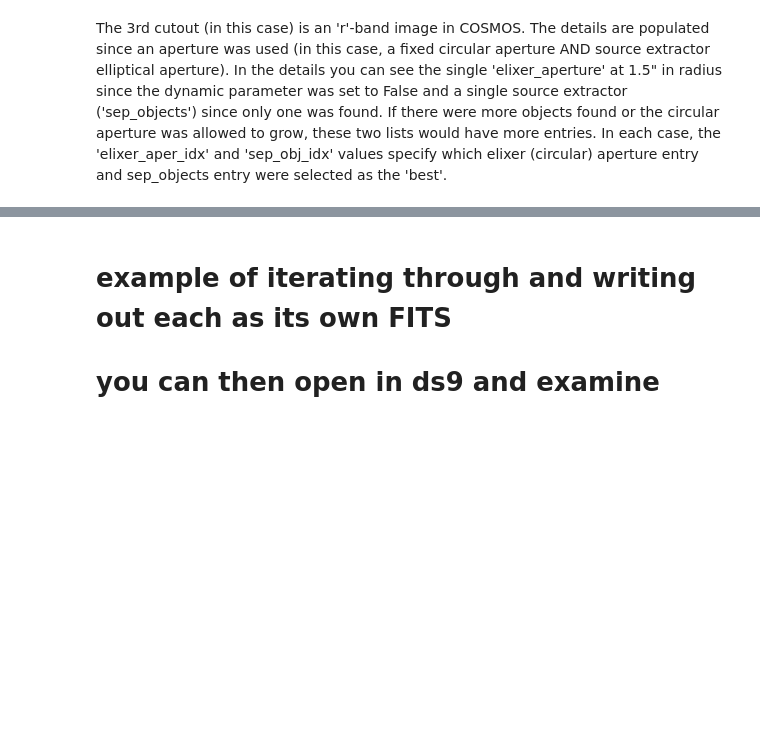
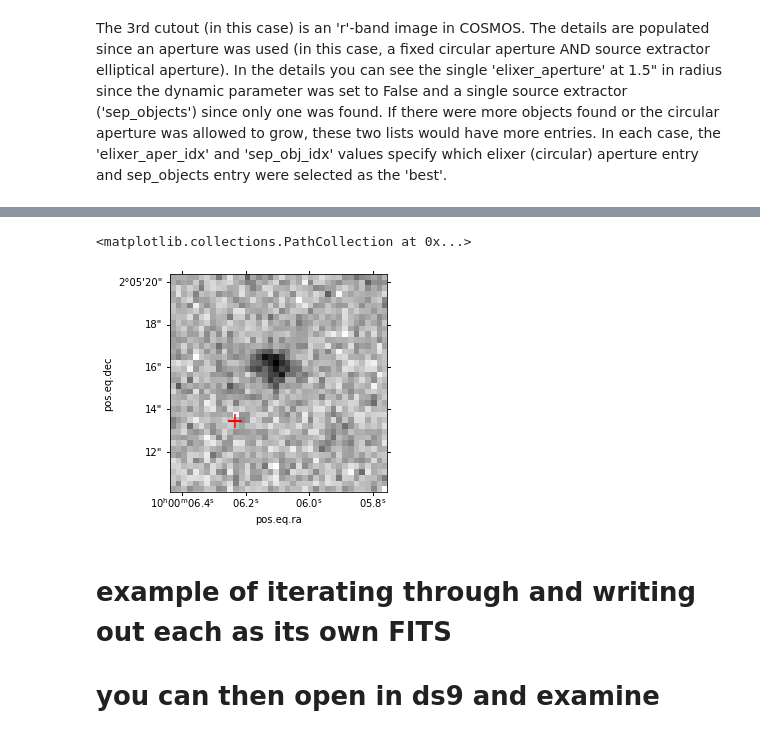
Before and after one commit to HETDEX/hetdex_api, a Jupyter notebook: notebooks/08-ELiXer_Imaging_Catalogs.ipynb, the cells around one changed output, grey strips where cells are left out. Drawn from its saved outputs; the diff is of its cells as text; code cells hidden in the pictures; blank space fills up the shorter version.

Commit message:
updated with WCS plotting example

```diff
--- a/notebooks/08-ELiXer_Imaging_Catalogs.ipynb
+++ b/notebooks/08-ELiXer_Imaging_Catalogs.ipynb
@@ -201,3 +200,13 @@ ax.add_artist(e)
+# %%
+some_ra = 150.02542 + 2./3600. #shift east by 2"
+some_dec =  2.08763 - 2./3600. #shift south by 2#
+plt.subplot(projection=cutout['cutout'].wcs)
+plt.imshow(cutout['cutout'].data, origin="lower", cmap="gray_r")
+#add a point by its RA, Dec
+plt.scatter(some_ra, some_dec, transform=plt.gca().get_transform('world'),marker='+', color='red',s=200)
+# %% [output]
+<matplotlib.collections.PathCollection at 0x...>
+[figure, added]
 # %% [markdown]
 # example of iterating through and writing out each as its own FITS
 # you can then open in ds9 and examine
```
Also changed, not shown: parts of 8 cells of this notebook.
